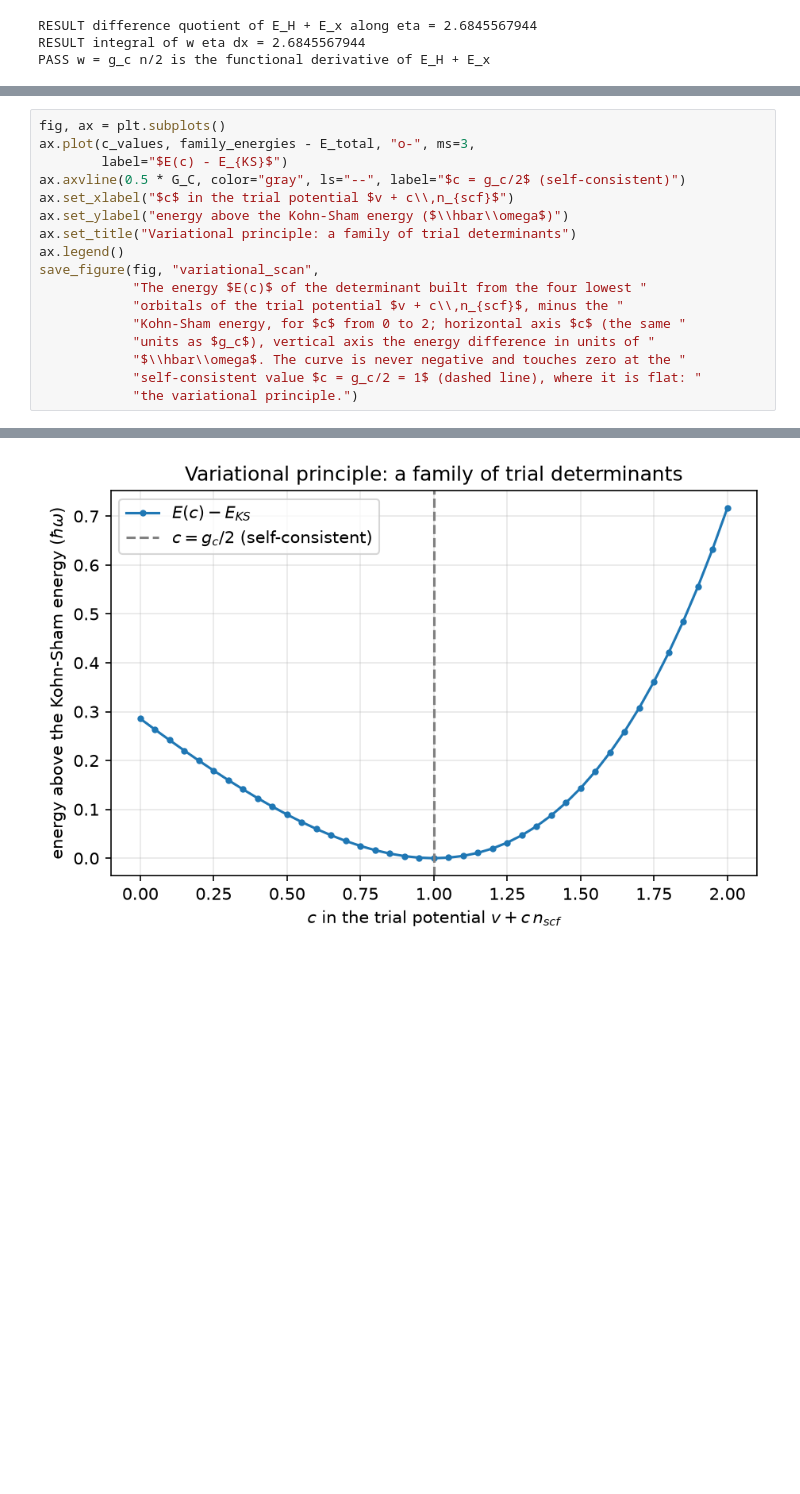
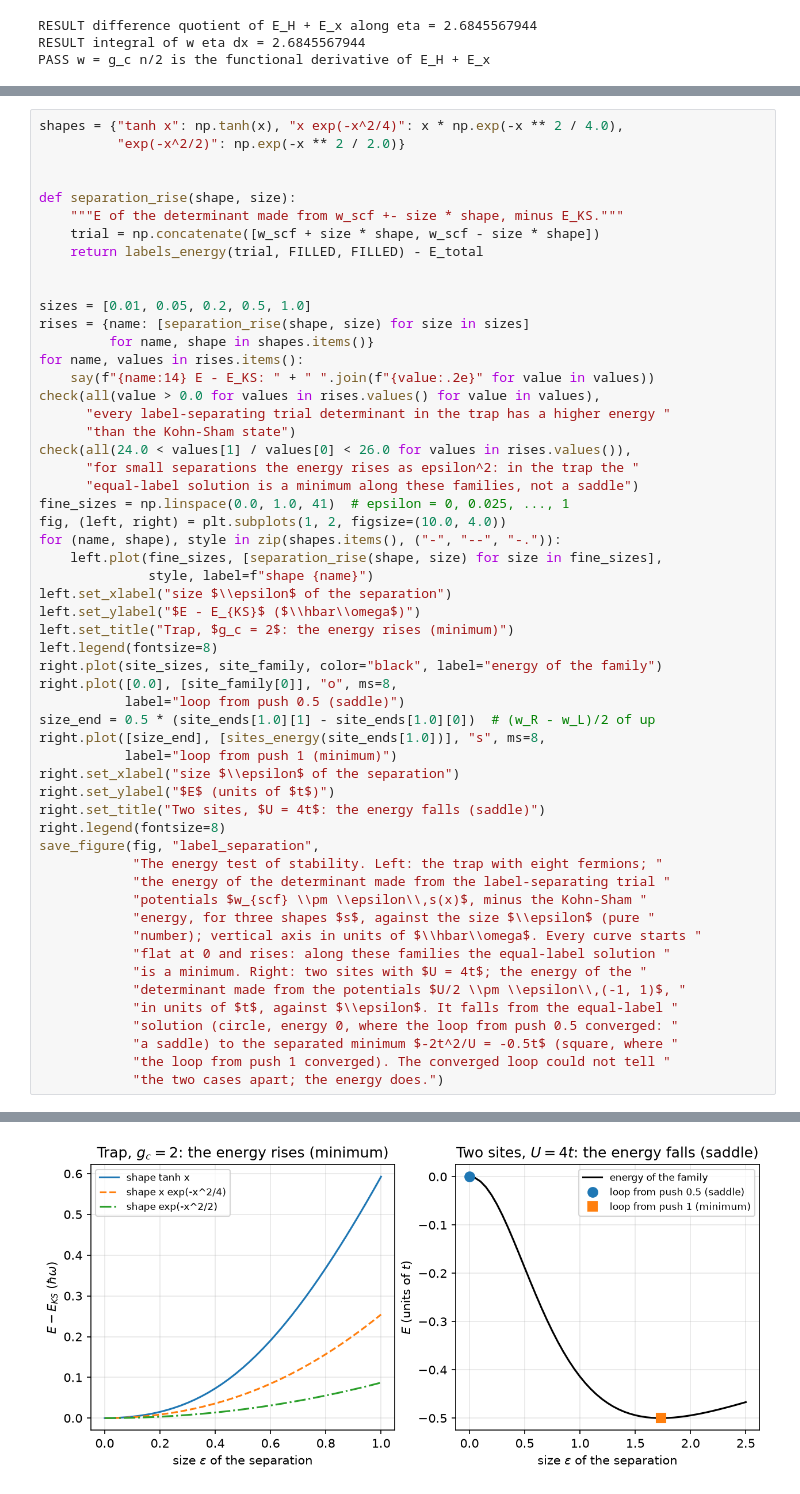
Before and after one commit to once-ere/Dirac_claude, a Jupyter notebook: Revision/textbook/notebooks/13a_kohn_sham_1d_toy.ipynb, the cells around one changed output, grey strips where cells are left out. Drawn from its saved outputs; the diff is of its cells as text; blank space fills up the shorter version.

```diff
--- a/Revision/textbook/notebooks/13a_kohn_sham_1d_toy.ipynb
+++ b/Revision/textbook/notebooks/13a_kohn_sham_1d_toy.ipynb
@@ -1298,18 +1356,56 @@ curve is flat (a parabola): a small error in the orbitals makes only a much smal
 # %%
-fig, ax = plt.subplots()
-ax.plot(c_values, family_energies - E_total, "o-", ms=3,
-        label="$E(c) - E_{KS}$")
-ax.axvline(0.5 * G_C, color="gray", ls="--", label="$c = g_c/2$ (self-consistent)")
-ax.set_xlabel("$c$ in the trial potential $v + c\\,n_{scf}$")
-ax.set_ylabel("energy above the Kohn-Sham energy ($\\hbar\\omega$)")
-ax.set_title("Variational principle: a family of trial determinants")
-ax.legend()
-save_figure(fig, "variational_scan",
-            "The energy $E(c)$ of the determinant built from the four lowest "
-            "orbitals of the trial potential $v + c\\,n_{scf}$, minus the "
-            "Kohn-Sham energy, for $c$ from 0 to 2; horizontal axis $c$ (the same "
-            "units as $g_c$), vertical axis the energy difference in units of "
-            "$\\hbar\\omega$. The curve is never negative and touches zero at the "
-            "self-consistent value $c = g_c/2 = 1$ (dashed line), where it is flat: "
-            "the variational principle.")
+shapes = {"tanh x": np.tanh(x), "x exp(-x^2/4)": x * np.exp(-x ** 2 / 4.0),
+          "exp(-x^2/2)": np.exp(-x ** 2 / 2.0)}
+
+
+def separation_rise(shape, size):
+    """E of the determinant made from w_scf +- size * shape, minus E_KS."""
+    trial = np.concatenate([w_scf + size * shape, w_scf - size * shape])
+    return labels_energy(trial, FILLED, FILLED) - E_total
+
+
+sizes = [0.01, 0.05, 0.2, 0.5, 1.0]
+rises = {name: [separation_rise(shape, size) for size in sizes]
+         for name, shape in shapes.items()}
+for name, values in rises.items():
+    say(f"{name:14} E - E_KS: " + " ".join(f"{value:.2e}" for value in values))
+check(all(value > 0.0 for values in rises.values() for value in values),
+      "every label-separating trial determinant in the trap has a higher energy "
+      "than the Kohn-Sham state")
+check(all(24.0 < values[1] / values[0] < 26.0 for values in rises.values()),
+      "for small separations the energy rises as epsilon^2: in the trap the "
+      "equal-label solution is a minimum along these families, not a saddle")
+fine_sizes = np.linspace(0.0, 1.0, 41)  # epsilon = 0, 0.025, ..., 1
+fig, (left, right) = plt.subplots(1, 2, figsize=(10.0, 4.0))
+for (name, shape), style in zip(shapes.items(), ("-", "--", "-.")):
+    left.plot(fine_sizes, [separation_rise(shape, size) for size in fine_sizes],
+              style, label=f"shape {name}")
+left.set_xlabel("size $\\epsilon$ of the separation")
+left.set_ylabel("$E - E_{KS}$ ($\\hbar\\omega$)")
+left.set_title("Trap, $g_c = 2$: the energy rises (minimum)")
+left.legend(fontsize=8)
+right.plot(site_sizes, site_family, color="black", label="energy of the family")
+right.plot([0.0], [site_family[0]], "o", ms=8,
+           label="loop from push 0.5 (saddle)")
+size_end = 0.5 * (site_ends[1.0][1] - site_ends[1.0][0])  # (w_R - w_L)/2 of up
+right.plot([size_end], [sites_energy(site_ends[1.0])], "s", ms=8,
+           label="loop from push 1 (minimum)")
+right.set_xlabel("size $\\epsilon$ of the separation")
+right.set_ylabel("$E$ (units of $t$)")
+right.set_title("Two sites, $U = 4t$: the energy falls (saddle)")
+right.legend(fontsize=8)
+save_figure(fig, "label_separation",
+            "The energy test of stability. Left: the trap with eight fermions; "
+            "the energy of the determinant made from the label-separating trial "
+            "potentials $w_{scf} \\pm \\epsilon\\,s(x)$, minus the Kohn-Sham "
+            "energy, for three shapes $s$, against the size $\\epsilon$ (pure "
+            "number); vertical axis in units of $\\hbar\\omega$. Every curve starts "
+            "flat at 0 and rises: along these families the equal-label solution "
+            "is a minimum. Right: two sites with $U = 4t$; the energy of the "
+            "determinant made from the potentials $U/2 \\pm \\epsilon\\,(-1, 1)$, "
+            "in units of $t$, against $\\epsilon$. It falls from the equal-label "
+            "solution (circle, energy 0, where the loop from push 0.5 converged: "
+            "a saddle) to the separated minimum $-2t^2/U = -0.5t$ (square, where "
+            "the loop from push 1 converged). The converged loop could not tell "
+            "the two cases apart; the energy does.")
 # %% [output]
@@ -1316 +1419 @@ save_figure(fig, "variational_scan",
-[figure, old version]
+[figure, new version]
```
Also changed, not shown: parts of 27 cells of this notebook, 16 other files.
